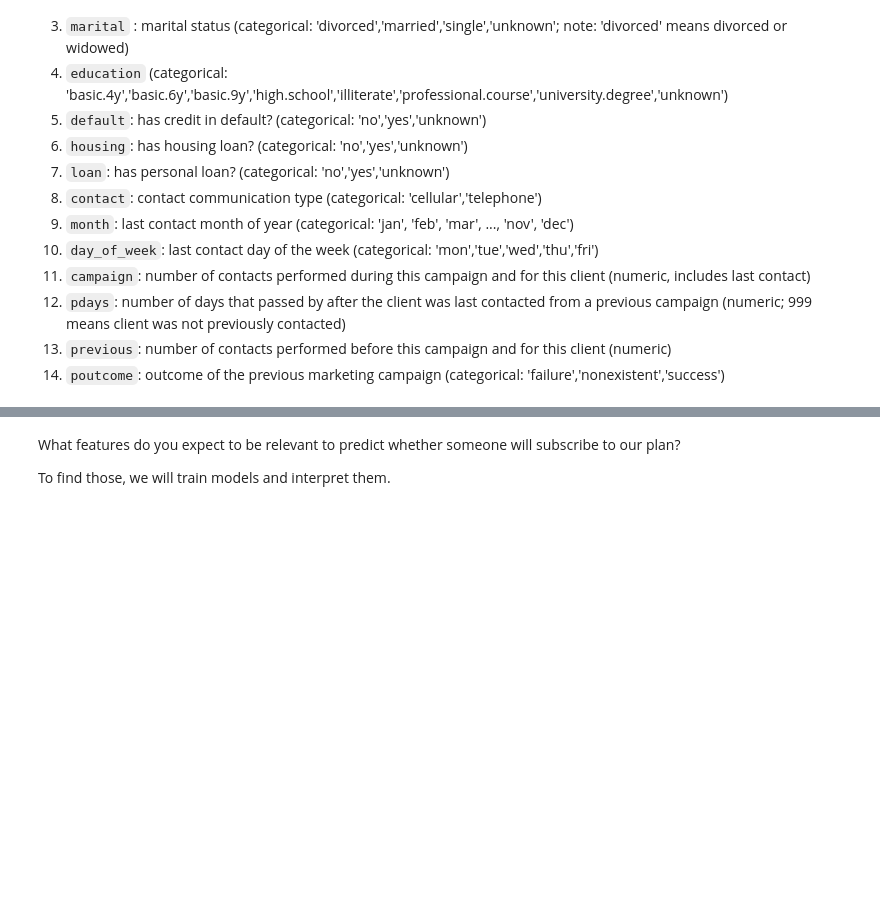
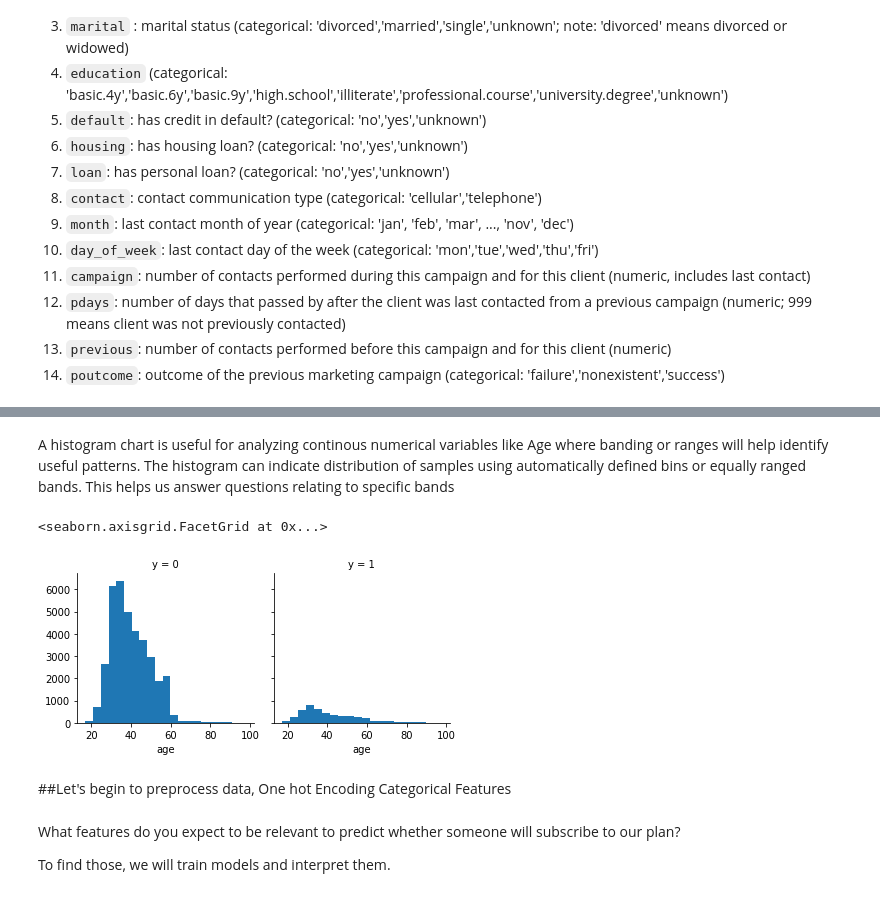
Before and after one commit to mvfolino68/PyconUS_2019-model-interpretability-tutorial, a Jupyter notebook: Machine_Learning_Example.ipynb, the cells around one changed output, grey strips where cells are left out. Saved outputs shown, nothing was run; the diff lists cells and outputs as text; code cells hidden in the pictures; blank space fills up the shorter version.

```diff
--- a/Machine_Learning_Example.ipynb
+++ b/Machine_Learning_Example.ipynb
@@ -132,3 +196,14 @@ plt.show()
+# %% [markdown]
+A histogram chart is useful for analyzing continous numerical variables like Age where banding or ranges will help identify useful patterns. The histogram can indicate distribution of samples using automatically defined bins or equally ranged bands. This helps us answer questions relating to specific bands
+# %%
+#histogram of age
+g = sns.FacetGrid(df, col='y')
+g.map(plt.hist, 'age', bins=20)
+# %% [output]
+<seaborn.axisgrid.FacetGrid at 0x...>
+[figure, added]
+# %% [markdown]
+##Let's begin to preprocess data, One hot Encoding Categorical Features
 # %% [markdown]
 What features do you expect to be relevant to predict whether someone will subscribe to our plan?
 
```
Also changed, not shown: parts of 35 cells of this notebook.
